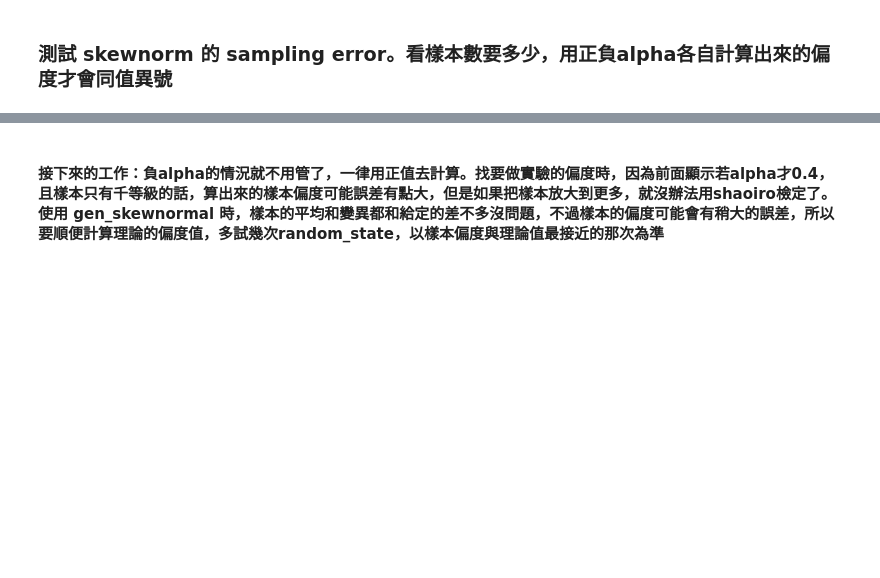
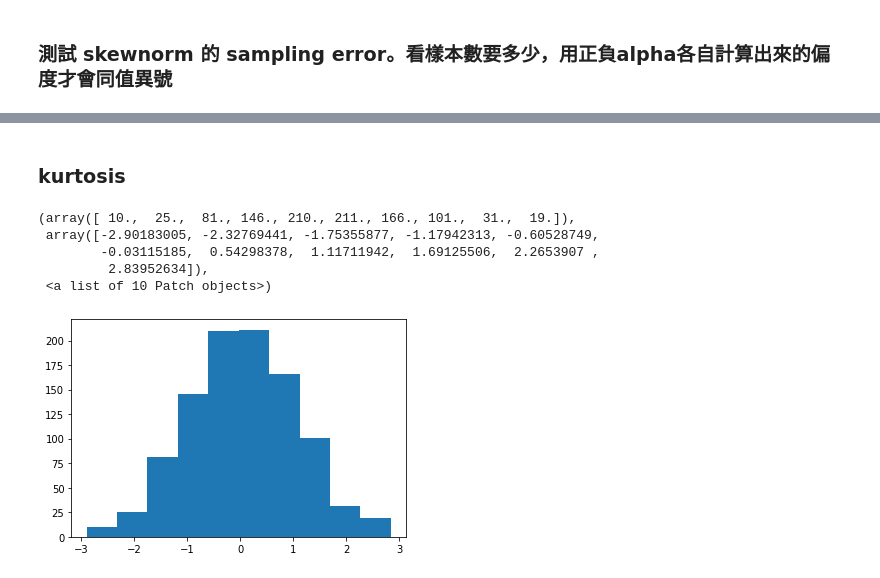
Before and after one commit to micky85lu/Data-Assimilation-Project, a Jupyter notebook: test_nongaussian.ipynb, the cells around one changed output, grey strips where cells are left out. Drawn from its saved outputs; the diff is of its cells as text; code cells hidden in the pictures; blank space fills up the shorter version.

Commit message:
Finish EnKF obj. test kurtosis

```diff
--- a/test_nongaussian.ipynb
+++ b/test_nongaussian.ipynb
@@ -234,2 +234,2 @@ alpha = -2.5:  skew=-0.5766173396415796
-# %% [markdown]
-#### 接下來的工作：負alpha的情況就不用管了，一律用正值去計算。找要做實驗的偏度時，因為前面顯示若alpha才0.4，且樣本只有千等級的話，算出來的樣本偏度可能誤差有點大，但是如果把樣本放大到更多，就沒辦法用shaoiro檢定了。使用 gen_skewnormal 時，樣本的平均和變異都和給定的差不多沒問題，不過樣本的偏度可能會有稍大的誤差，所以要順便計算理論的偏度值，多試幾次random_state，以樣本偏度與理論值最接近的那次為準
+# %% [markdown]
+### kurtosis
@@ -235,0 +239,10 @@ alpha = -2.5:  skew=-0.5766173396415796
+# %%
+x = np.random.normal(loc=0, scale=1, size=1000)
+plt.hist(x)
+# %% [output]
+(array([ 10.,  25.,  81., 146., 210., 211., 166., 101.,  31.,  19.]),
+ array([-2.90183005, -2.32769441, -1.75355877, -1.17942313, -0.60528749,
+        -0.03115185,  0.54298378,  1.11711942,  1.69125506,  2.2653907 ,
+         2.83952634]),
+ <a list of 10 Patch objects>)
+[figure, added]
```
Also changed, not shown: parts of 5 cells of this notebook, 2 other files.
